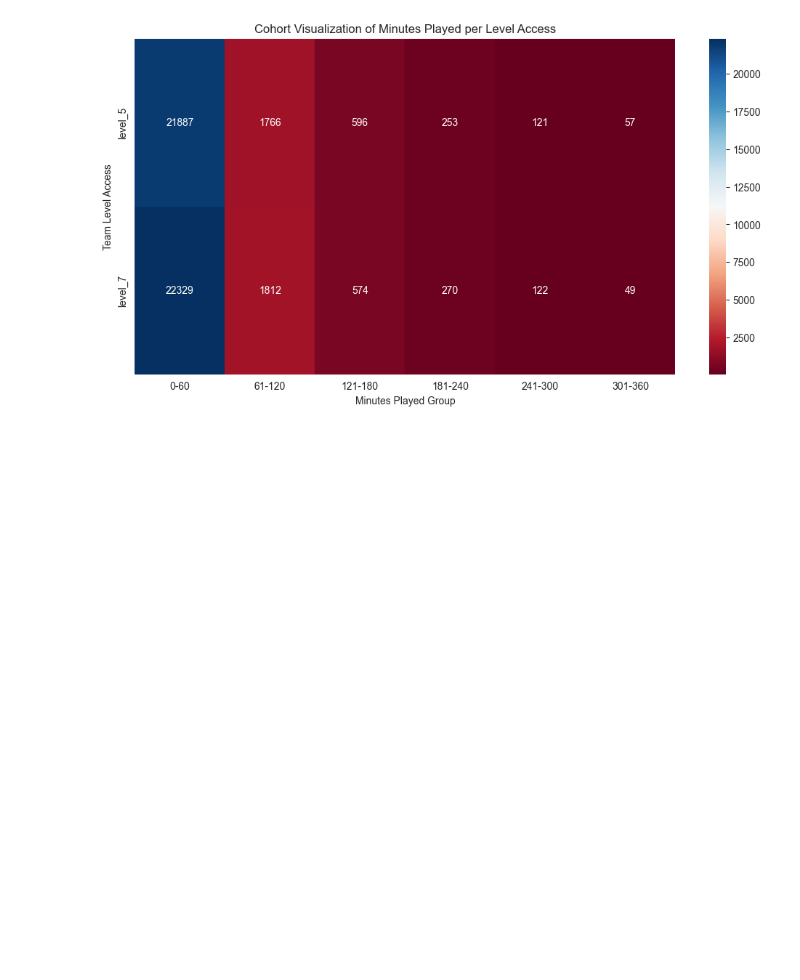
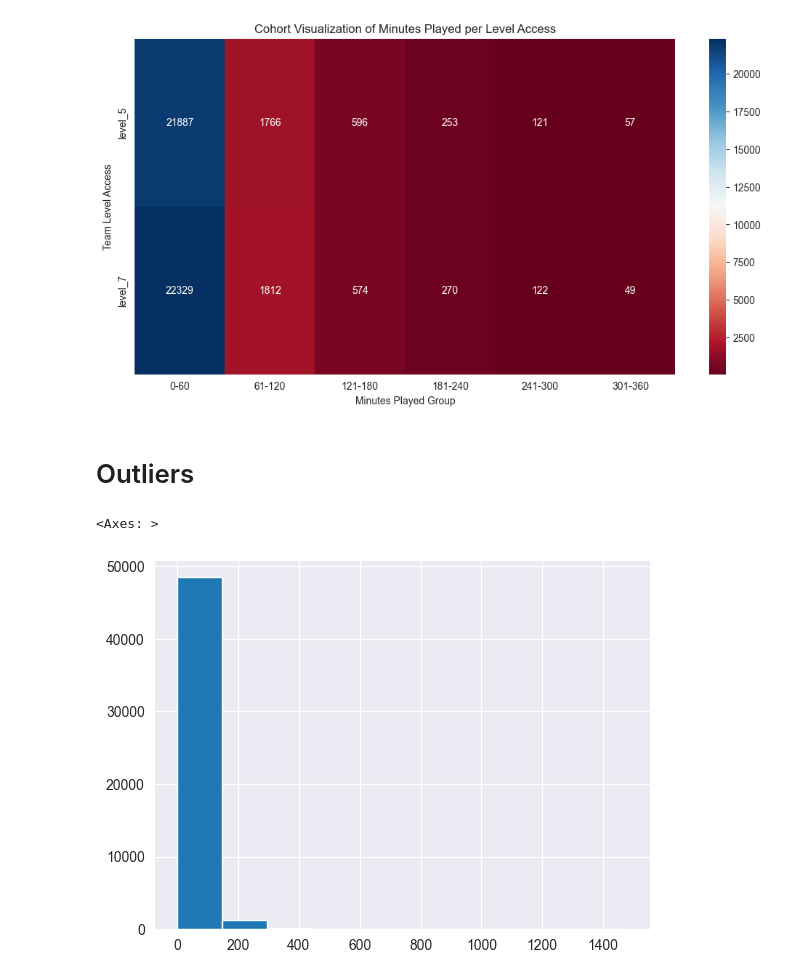
Before and after one commit to dthunn/python-business-analytics, a Jupyter notebook: a_b_testing/intro_a_b.ipynb, the cells around one changed output. Cells and saved outputs as stored; diff of their text form; code cells hidden in the pictures; blank space fills up the shorter version.

```diff
--- a/a_b_testing/intro_a_b.ipynb
+++ b/a_b_testing/intro_a_b.ipynb
@@ -148,3 +148,10 @@ plt.ylabel('Team Level Access')
 plt.show()
 # %% [output]
 [figure]
+# %% [markdown]
+# Outliers
+# %%
+df.minutes_played.hist()
+# %% [output]
+<Axes: >
+[figure, added]
```
Also changed, not shown: parts of 20 cells of this notebook.
